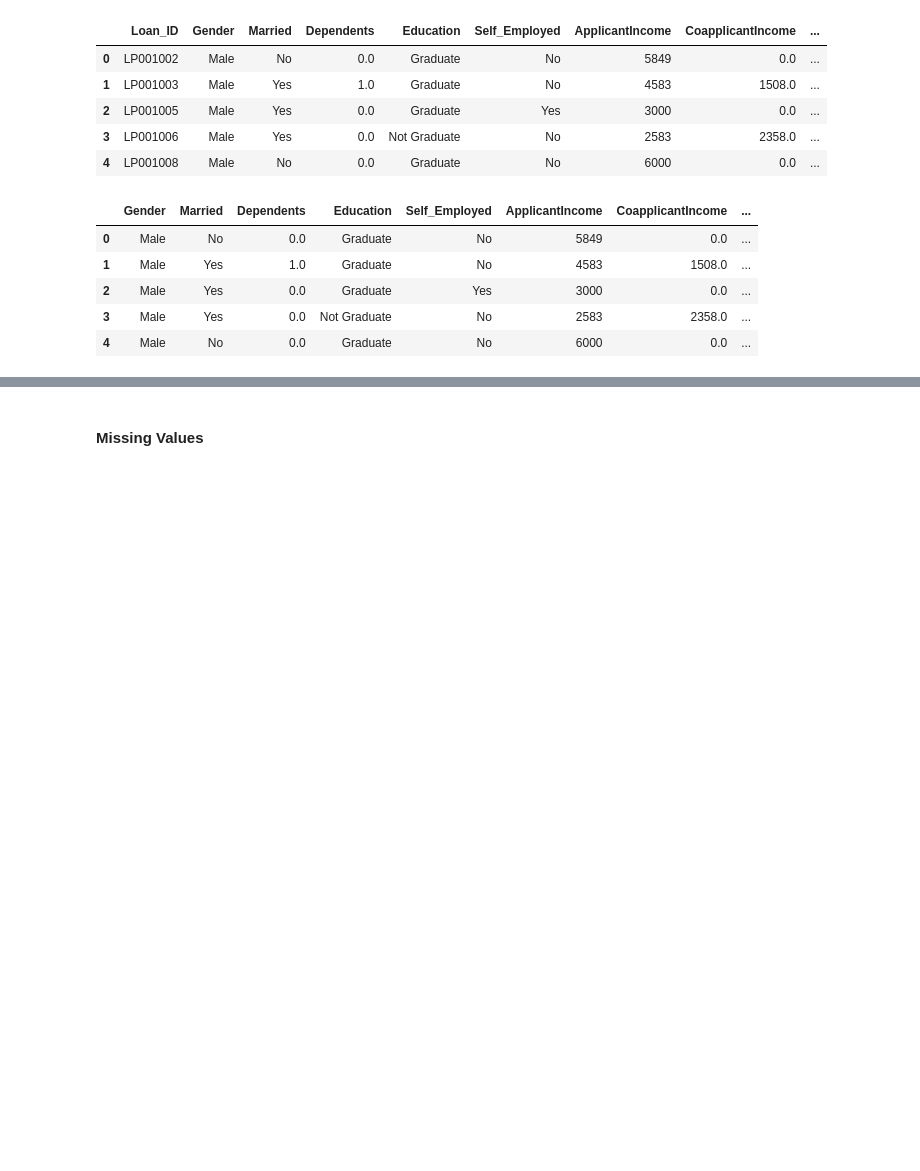
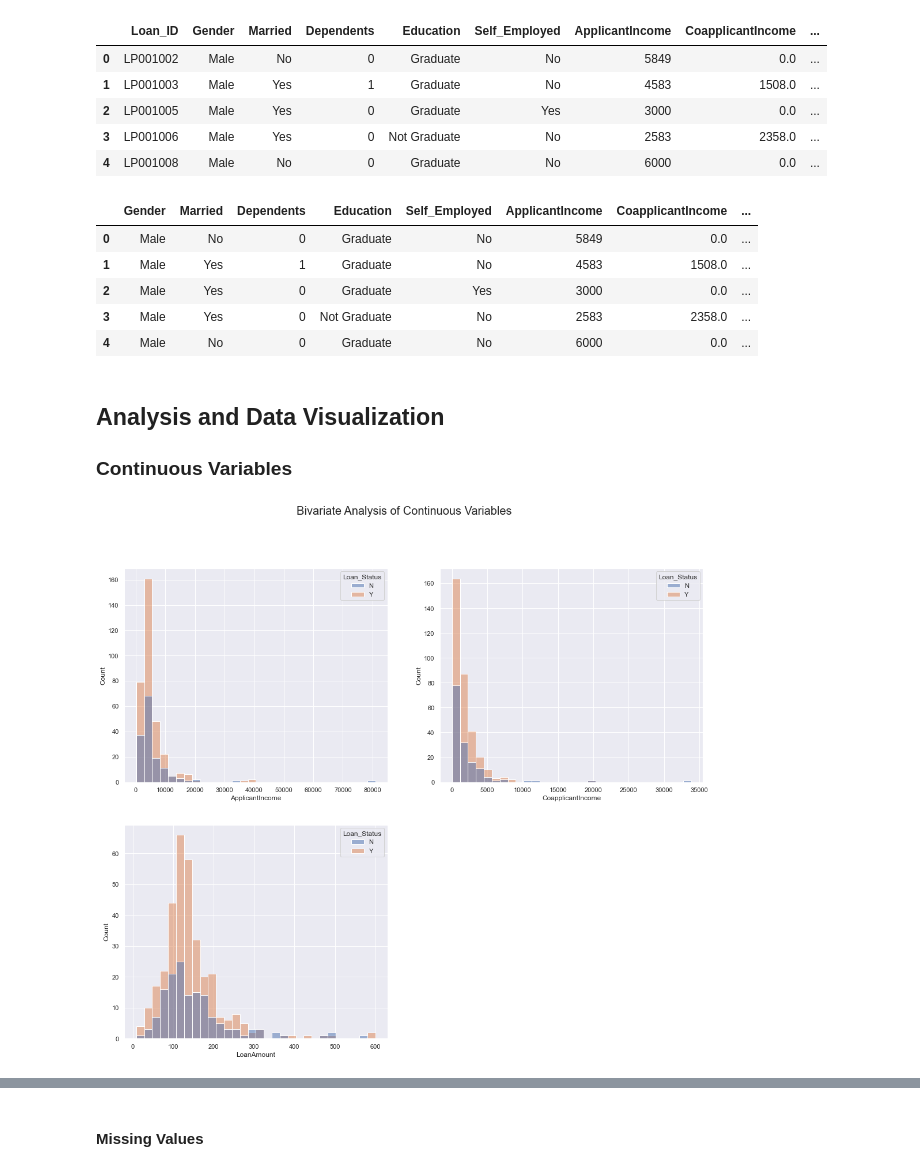
Before and after one commit to jebersabe/EDA-Projects, a Jupyter notebook: G7/Impute.ipynb, the cells around one changed output, grey strips where cells are left out. Saved outputs shown, nothing was run; the diff lists cells and outputs as text; code cells hidden in the pictures; blank space fills up the shorter version.

Commit message:
visualizations and preprocessing

```diff
--- a/G7/Impute.ipynb
+++ b/G7/Impute.ipynb
@@ -5,23 +5,43 @@ import matplotlib.pyplot as plt
 import seaborn as sns
 
 %matplotlib inline
+sns.set()
 # %%
-insurance = pd.read_excel('INSURANCE.xlsx', sheet_name='TRAINING')
+insurance = pd.read_csv('train.csv')
+test = pd.read_csv('test.csv')
 insurance.head()
 # %% [output]
 |  | Loan_ID | Gender | Married | Dependents | Education | Self_Employed | ApplicantIncome | CoapplicantIncome | ... |
-| 0 | LP001002 | Male | No | 0.0 | Graduate | No | 5849 | 0.0 | ... |
-| 1 | LP001003 | Male | Yes | 1.0 | Graduate | No | 4583 | 1508.0 | ... |
-| 2 | LP001005 | Male | Yes | 0.0 | Graduate | Yes | 3000 | 0.0 | ... |
-| 3 | LP001006 | Male | Yes | 0.0 | Not Graduate | No | 2583 | 2358.0 | ... |
-| 4 | LP001008 | Male | No | 0.0 | Graduate | No | 6000 | 0.0 | ... |
+| 0 | LP001002 | Male | No | 0 | Graduate | No | 5849 | 0.0 | ... |
+| 1 | LP001003 | Male | Yes | 1 | Graduate | No | 4583 | 1508.0 | ... |
+| 2 | LP001005 | Male | Yes | 0 | Graduate | Yes | 3000 | 0.0 | ... |
+| 3 | LP001006 | Male | Yes | 0 | Not Graduate | No | 2583 | 2358.0 | ... |
+| 4 | LP001008 | Male | No | 0 | Graduate | No | 6000 | 0.0 | ... |
 # %%
+# drop Loan_ID column
 insurance.drop('Loan_ID', axis=1, inplace=True)
+test.drop('Loan_ID', axis=1, inplace=True)
 insurance.head()
 # %% [output]
 |  | Gender | Married | Dependents | Education | Self_Employed | ApplicantIncome | CoapplicantIncome | ... |
-| 0 | Male | No | 0.0 | Graduate | No | 5849 | 0.0 | ... |
-| 1 | Male | Yes | 1.0 | Graduate | No | 4583 | 1508.0 | ... |
-| 2 | Male | Yes | 0.0 | Graduate | Yes | 3000 | 0.0 | ... |
-| 3 | Male | Yes | 0.0 | Not Graduate | No | 2583 | 2358.0 | ... |
-| 4 | Male | No | 0.0 | Graduate | No | 6000 | 0.0 | ... |
+| 0 | Male | No | 0 | Graduate | No | 5849 | 0.0 | ... |
+| 1 | Male | Yes | 1 | Graduate | No | 4583 | 1508.0 | ... |
+| 2 | Male | Yes | 0 | Graduate | Yes | 3000 | 0.0 | ... |
+| 3 | Male | Yes | 0 | Not Graduate | No | 2583 | 2358.0 | ... |
+| 4 | Male | No | 0 | Graduate | No | 6000 | 0.0 | ... |
+# %% [markdown]
+## Analysis and Data Visualization
+
+### Continuous Variables
+# %%
+fig, axes = plt.subplots(2, 2, figsize=(18, 15))
+fig.suptitle('Bivariate Analysis of Continuous Variables', fontsize=20)
+
+sns.histplot(ax=axes[0,0], data=insurance.dropna(), x='ApplicantIncome', hue='Loan_Status', bins=30)
+sns.histplot(ax=axes[0,1], data=insurance.dropna(), x='CoapplicantIncome', hue='Loan_Status',bins=30)
+
+sns.histplot(ax=axes[1,0], data=insurance.dropna(), x='LoanAmount', hue='Loan_Status',bins=30)
+fig.delaxes(axes[1][1])
+plt.show()
+# %% [output]
+[figure, added]
```
Also changed, not shown: parts of 49 cells of this notebook, 1 other file.
